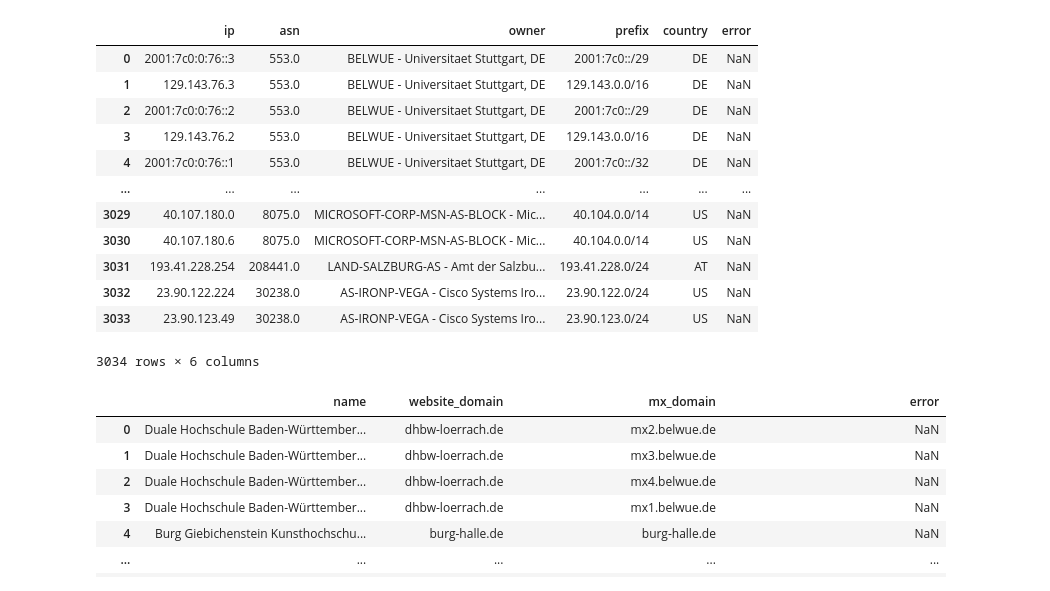
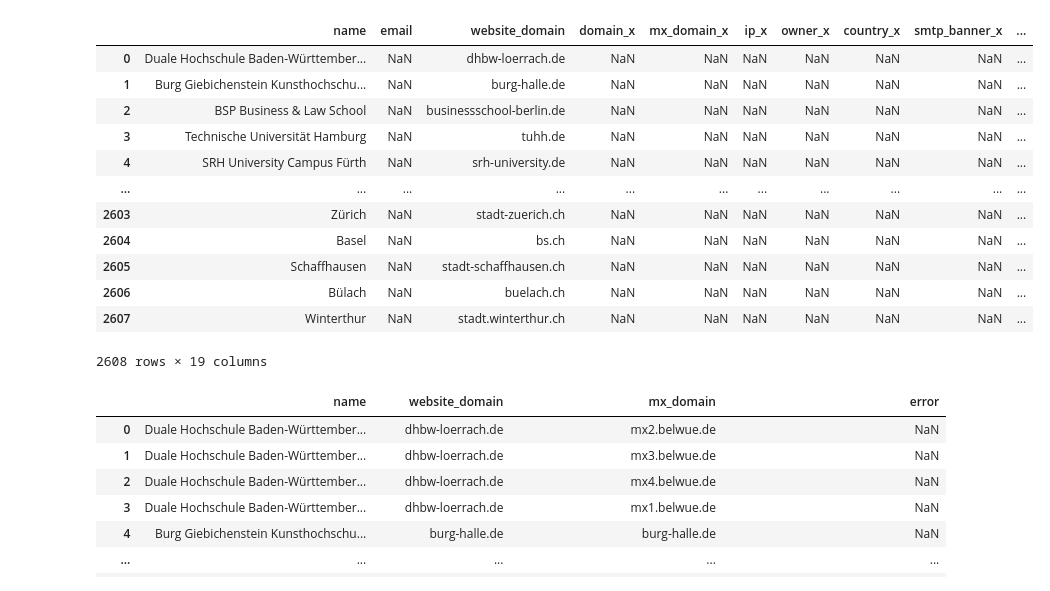
Before and after one commit to Owreeb/S.M.A.R.T.-Sovereign_Mail_Assessment_and_Rating_Tool, a Jupyter notebook: scanner/src/enricher/dev_notebook.ipynb, the cells around one changed output. Drawn from its saved outputs; the diff is of its cells as text; code cells hidden in the pictures.

```diff
--- a/scanner/src/enricher/dev_notebook.ipynb
+++ b/scanner/src/enricher/dev_notebook.ipynb
@@ -1,6 +50,6 @@
 # %%
 import pandas as pd
-path = "/home/julian/Projects/S.M.A.R.T.-Sovereign_Mail_Assessment_and_Rating_Tool/scanner/src/scanner_pipeline/results"
+path = "/home/julian/Projects/S.M.A.R.T.-Sovereign_Mail_Assessment_and_Rating_Tool/scanner/exports"
 asn = pd.read_csv(path+"/asn.csv")
 combiner = pd.read_csv(path+"/combiner.csv")
 domain = pd.read_csv(path+"/domain.csv")
@@ -8,5 +57,6 @@ imap = pd.read_csv(path+"/imap.csv")
 ip = pd.read_csv(path+"/ip.csv")
 mx = pd.read_csv(path+"/mx.csv")
 smtp = pd.read_csv(path+"/smtp.csv")
+ptr = pd.read_csv(path+"/ptr.csv")
 domain
 # %% [output]
@@ -25,0 +187,16 @@ domain
+# %%
+combiner_mx = combiner.merge(mx, on="domain", how="left").drop(columns=["error"])
+combiner_mx
+combiner_mx_ip = combiner_mx.merge(ip.drop(columns=["error"]), on="mx_domain")
+combiner_mx_ip
+combiner_mx_ip_asn = combiner_mx_ip.merge(asn.drop(columns=["asn", "prefix", "error"]), on="ip")
+combiner_mx_ip_asn
+combiner_mx_ip_asn_smtp = combiner_mx_ip_asn.merge(smtp.drop(columns=["port", "error"]), on="mx_domain")
+combiner_mx_ip_asn_smtp
+combiner_mx_ip_asn_smtp_imap = combiner_mx_ip_asn_smtp.merge(imap.drop(columns=["port", "error"]), on="domain")
+combiner_mx_ip_asn_smtp_imap
+# domain_combiner_mx = domain.merge(combiner_mx, left_on="email", right_on="domain", how="left")
+# domain_combiner_mx = domain.merge(combiner_mx, left_on="email", right_on="domain", how="left")
+# domain_combiner_mx
+# combiner_mx_domain_ip = combiner_mx_domain.merge(ip.drop(columns=["error"]), on="mx_domain", how="outer")
+# combiner_mx_domain_ip
@@ -25,0 +217,3 @@ domain
+# %%
+temp = combiner_mx_ip_asn_smtp_imap.drop_duplicates(subset=["domain", "owner", "country"])
+temp[temp["domain"].duplicated(keep=False)]
@@ -25,0 +234,13 @@ domain
+# %%
+domain_email = domain[["name","email", "website_domain"]].merge(temp.drop_duplicates(subset="domain"), left_on="email", right_on="domain", how="left")
+
+matched = domain_email[domain_email["domain"].notna()]
+
+unmatched = (
+    domain_email[domain_email["domain"].isna()]
+    .drop(columns=temp.columns, errors="ignore")  # remove empty merge columns
+    .merge(temp, left_on="website_domain", right_on="domain", how="left")
+)
+
+final = pd.concat([matched, unmatched], ignore_index=True).drop_duplicates("name")
+final
@@ -26,19 +293,19 @@ domain
 # %%
-asn
+domain_email[domain_email.email.isna()].merge(temp, left_on="email", right_on="domain", how="left")
 # %% [output]
-|  | ip | asn | owner | prefix | country | error |
-| 0 | 2001:7c0:0:76::3 | 553.0 | BELWUE - Universitaet Stuttgart, DE | 2001:7c0::/29 | DE | NaN |
-| 1 | 129.143.76.3 | 553.0 | BELWUE - Universitaet Stuttgart, DE | 129.143.0.0/16 | DE | NaN |
-| 2 | 2001:7c0:0:76::2 | 553.0 | BELWUE - Universitaet Stuttgart, DE | 2001:7c0::/29 | DE | NaN |
-| 3 | 129.143.76.2 | 553.0 | BELWUE - Universitaet Stuttgart, DE | 129.143.0.0/16 | DE | NaN |
-| 4 | 2001:7c0:0:76::1 | 553.0 | BELWUE - Universitaet Stuttgart, DE | 2001:7c0::/32 | DE | NaN |
-| ... | ... | ... | ... | ... | ... | ... |
-| 3029 | 40.107.180.0 | 8075.0 | MICROSOFT-CORP-MSN-AS-BLOCK - Mic... | 40.104.0.0/14 | US | NaN |
-| 3030 | 40.107.180.6 | 8075.0 | MICROSOFT-CORP-MSN-AS-BLOCK - Mic... | 40.104.0.0/14 | US | NaN |
-| 3031 | 193.41.228.254 | 208441.0 | LAND-SALZBURG-AS - Amt der Salzbu... | 193.41.228.0/24 | AT | NaN |
-| 3032 | 23.90.122.224 | 30238.0 | AS-IRONP-VEGA - Cisco Systems Iro... | 23.90.122.0/24 | US | NaN |
-| 3033 | 23.90.123.49 | 30238.0 | AS-IRONP-VEGA - Cisco Systems Iro... | 23.90.123.0/24 | US | NaN |
+|  | name | email | website_domain | domain_x | mx_domain_x | ip_x | owner_x | country_x | smtp_banner_x | ... |
+| 0 | Duale Hochschule Baden-Württember... | NaN | dhbw-loerrach.de | NaN | NaN | NaN | NaN | NaN | NaN | ... |
+| 1 | Burg Giebichenstein Kunsthochschu... | NaN | burg-halle.de | NaN | NaN | NaN | NaN | NaN | NaN | ... |
+| 2 | BSP Business & Law School | NaN | businessschool-berlin.de | NaN | NaN | NaN | NaN | NaN | NaN | ... |
+| 3 | Technische Universität Hamburg | NaN | tuhh.de | NaN | NaN | NaN | NaN | NaN | NaN | ... |
+| 4 | SRH University Campus Fürth | NaN | srh-university.de | NaN | NaN | NaN | NaN | NaN | NaN | ... |
+| ... | ... | ... | ... | ... | ... | ... | ... | ... | ... | ... |
+| 2603 | Zürich | NaN | stadt-zuerich.ch | NaN | NaN | NaN | NaN | NaN | NaN | ... |
+| 2604 | Basel | NaN | bs.ch | NaN | NaN | NaN | NaN | NaN | NaN | ... |
+| 2605 | Schaffhausen | NaN | stadt-schaffhausen.ch | NaN | NaN | NaN | NaN | NaN | NaN | ... |
+| 2606 | Bülach | NaN | buelach.ch | NaN | NaN | NaN | NaN | NaN | NaN | ... |
+| 2607 | Winterthur | NaN | stadt.winterthur.ch | NaN | NaN | NaN | NaN | NaN | NaN | ... |
-3034 rows × 6 columns
+2608 rows × 19 columns
 # %%
 domain_mx = pd.merge(domain[["name", "website_domain"]], mx, on="website_domain")
 domain_mx
```
Also changed, not shown: parts of 12 cells of this notebook, 10 other files.
